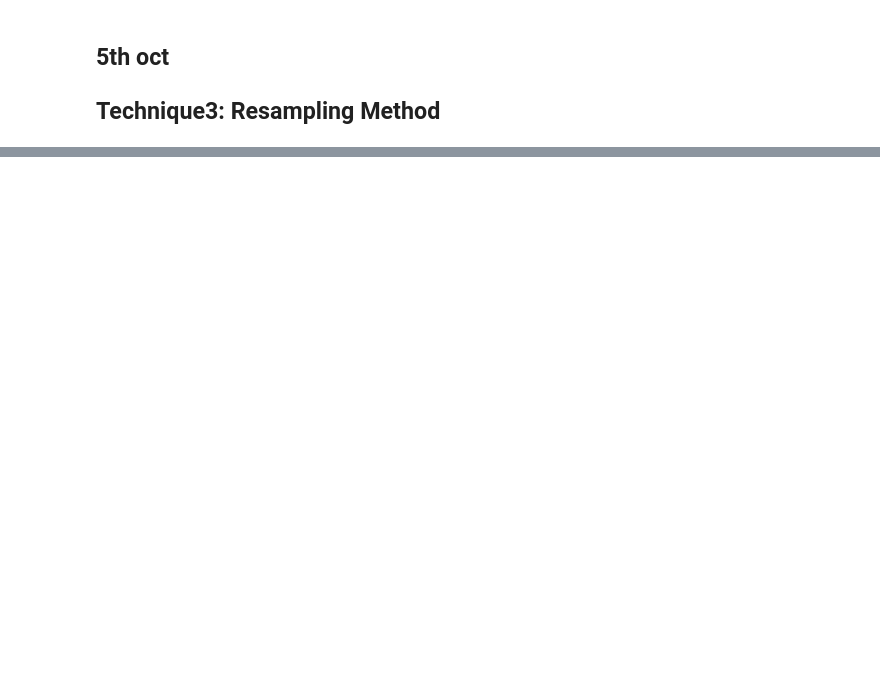
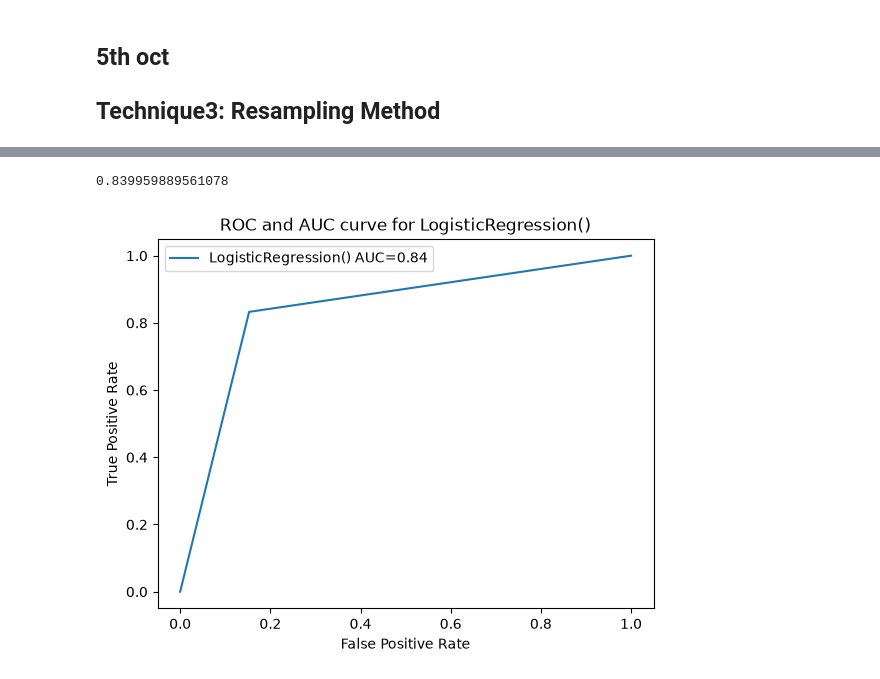
Before and after one commit to dikshasable120/Machine-learning-ML-, a Jupyter notebook: Imbalanced Data/Loan Status Prediction Project.ipynb, the cells around one changed output, grey strips where cells are left out. Cells and saved outputs as stored; diff of their text form; code cells hidden in the pictures; blank space fills up the shorter version.

```diff
--- a/Imbalanced Data/Loan Status Prediction Project.ipynb
+++ b/Imbalanced Data/Loan Status Prediction Project.ipynb
@@ -291,0 +340,3 @@ Under sampling
+# %%
+ypreds_sampl = model2.predict(xtest1_pre)
+print(classification_report(ytest1,ypreds_sampl))
@@ -291,0 +410,25 @@ Under sampling
+# %%
+from sklearn.metrics import roc_curve,auc
+import matplotlib.pyplot as plt
+ypred = model2.predict_proba(xtest1_pre)[:,1]# probabilities for positive class
+fpr,tpr,thresholds = roc_curve(ytest1,ypreds_sampl)
+roc_auc_score = auc(fpr,tpr) #Main auc score for each model
+
+print(roc_auc_score)
+# %% [output]
+0.839959889561078
+# %%
+from sklearn.metrics import roc_curve,auc
+import matplotlib.pyplot as plt
+ypred = model2.predict_proba(xtest1_pre)[:,1]# probabilities for positive class
+fpr,tpr,thresholds = roc_curve(ytest1,ypreds_sampl)
+roc_auc_score = auc(fpr,tpr) #Main auc score for each model
+# auc_scores = roc_auc_score
+plt.plot (fpr,tpr,label=f'{model2} AUC={roc_auc_score:.2f}')
+plt.xlabel('False Positive Rate')
+plt.ylabel('True Positive Rate')
+plt.title(f'ROC and AUC curve for {model2}')
+plt.legend()
+plt.show()
+# %% [output]
+[figure, added]
```
Also changed, not shown: parts of 46 cells of this notebook, 1 other file.
